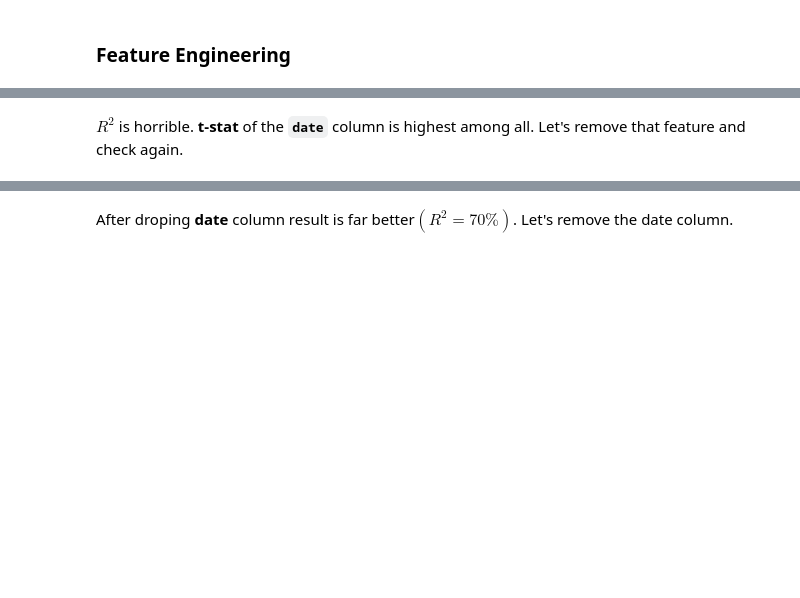
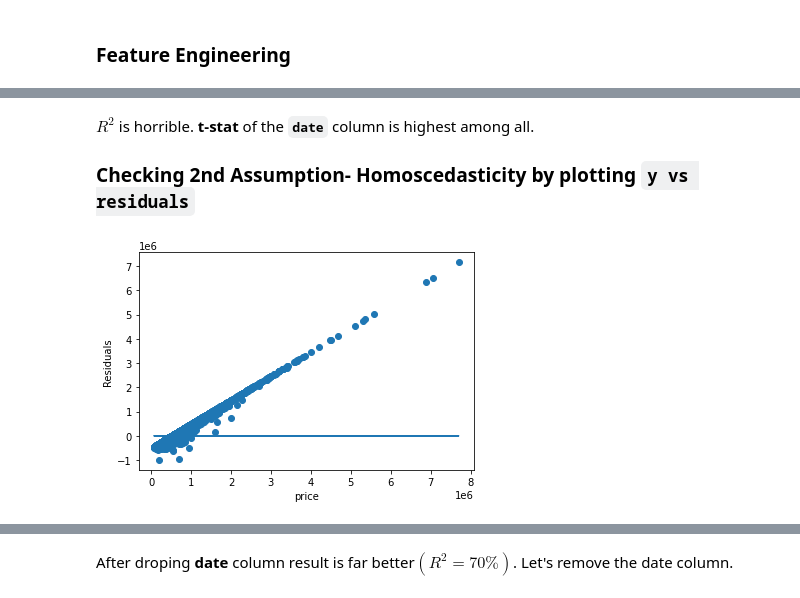
Before and after one commit to butaimodak/Regression-Housing-price-prediction, a Jupyter notebook: Regression Housing Price.ipynb, the cells around one changed output, grey strips where cells are left out. Drawn from its saved outputs; the diff is of its cells as text; code cells hidden in the pictures; blank space fills up the shorter version.

```diff
--- a/Regression Housing Price.ipynb
+++ b/Regression Housing Price.ipynb
@@ -92,7 +140,6 @@ sns.histplot(x='date',data=housing)
 # %%
 # Making a model taking all features under consideration
-housing_feature = housing.drop(['price'],axis=1)
-X_add_const = sm.add_constant(housing_feature)
+X_add_const = sm.add_constant(X)
 lr = sm.OLS(housing['price'],X_add_const).fit()
 print(lr.summary())
 # %% [output]
@@ -113,5 +160,16 @@ Notes:
 [1] Standard Errors assume that the covariance matrix of the errors is correctly specified.
 [2] The smallest eigenvalue is 3.71e-20. This might indicate that there are
 strong multicollinearity problems or that the design matrix is singular.
-# %% [markdown]
-$R^2$ is horrible. **t-stat** of the **`date`** column is highest among all. Let's remove that feature and check again.
+# %% [markdown]
+$R^2$ is horrible. **t-stat** of the **`date`** column is highest among all.
+
+### Checking 2nd Assumption- Homoscedasticity by plotting `y vs residuals`
+# %%
+Residuals = lr.resid
+plt.scatter(y,Residuals)
+plt.plot(y,[0]*len(y))
+plt.xlabel('price')
+plt.ylabel('Residuals')
+plt.show()
+# %% [output]
+[figure, added]
```
Also changed, not shown: parts of 83 cells of this notebook.
